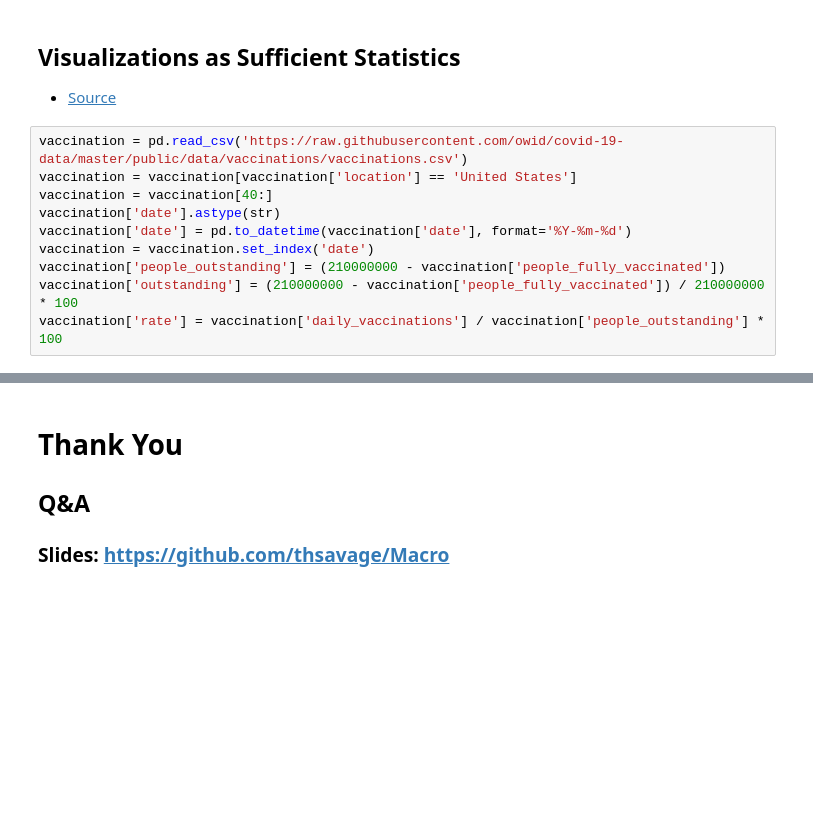
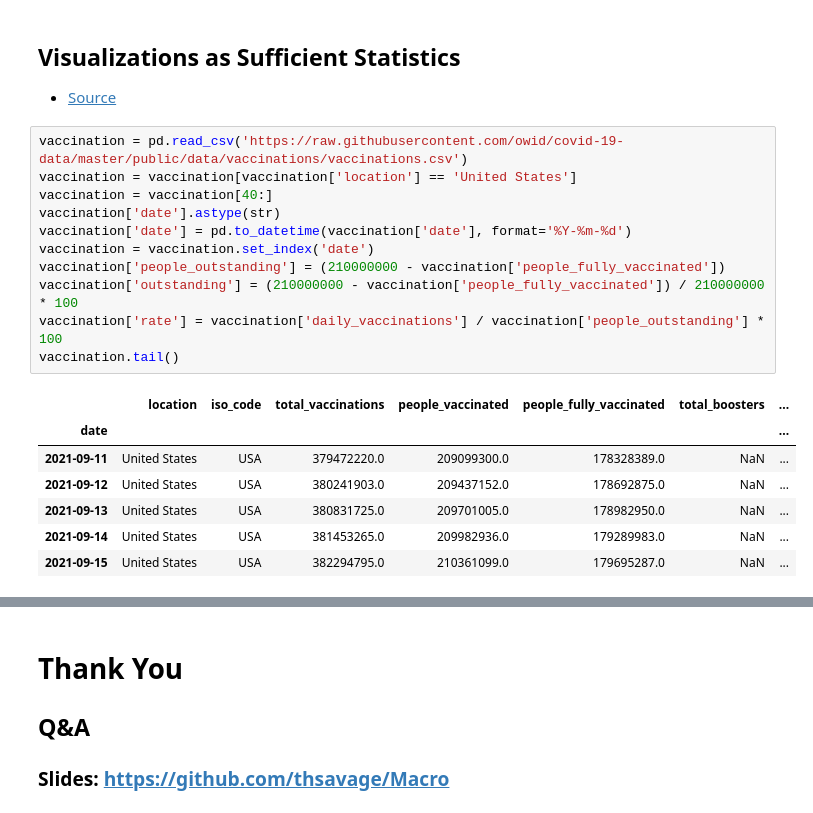
Before and after one commit to thsavage/Public-Presentations, a Jupyter notebook: How to Love The Recovery.ipynb, the cells around one changed output, grey strips where cells are left out. Cells and saved outputs as stored; diff of their text form; blank space fills up the shorter version.

```diff
--- a/How to Love The Recovery.ipynb
+++ b/How to Love The Recovery.ipynb
@@ -198,13 +198,22 @@ Text(0, 0.5, '%')
 # %%
 vaccination = pd.read_csv('https://raw.githubusercontent.com/owid/covid-19-data/master/public/data/vaccinations/vaccinations.csv')
 vaccination = vaccination[vaccination['location'] == 'United States']
 vaccination = vaccination[40:]
 vaccination['date'].astype(str)
 vaccination['date'] = pd.to_datetime(vaccination['date'], format='%Y-%m-%d')
 vaccination = vaccination.set_index('date')
 vaccination['people_outstanding'] = (210000000 - vaccination['people_fully_vaccinated'])
 vaccination['outstanding'] = (210000000 - vaccination['people_fully_vaccinated']) / 210000000 * 100
 vaccination['rate'] = vaccination['daily_vaccinations'] / vaccination['people_outstanding'] * 100
+vaccination.tail()
+# %% [output]
+|  | location | iso_code | total_vaccinations | people_vaccinated | people_fully_vaccinated | total_boosters | ... |
+| date |  |  |  |  |  |  | ... |
+| 2021-09-11 | United States | USA | 379472220.0 | 209099300.0 | 178328389.0 | NaN | ... |
+| 2021-09-12 | United States | USA | 380241903.0 | 209437152.0 | 178692875.0 | NaN | ... |
+| 2021-09-13 | United States | USA | 380831725.0 | 209701005.0 | 178982950.0 | NaN | ... |
+| 2021-09-14 | United States | USA | 381453265.0 | 209982936.0 | 179289983.0 | NaN | ... |
+| 2021-09-15 | United States | USA | 382294795.0 | 210361099.0 | 179695287.0 | NaN | ... |
 # %%
 vaccination['people_fully_vaccinated_per_hundred'].plot(color='darkblue', figsize=(8, 6))
 plt.suptitle('Fully Vaccinated Adults', fontsize=20)
```
Also changed, not shown: parts of 7 cells of this notebook.
